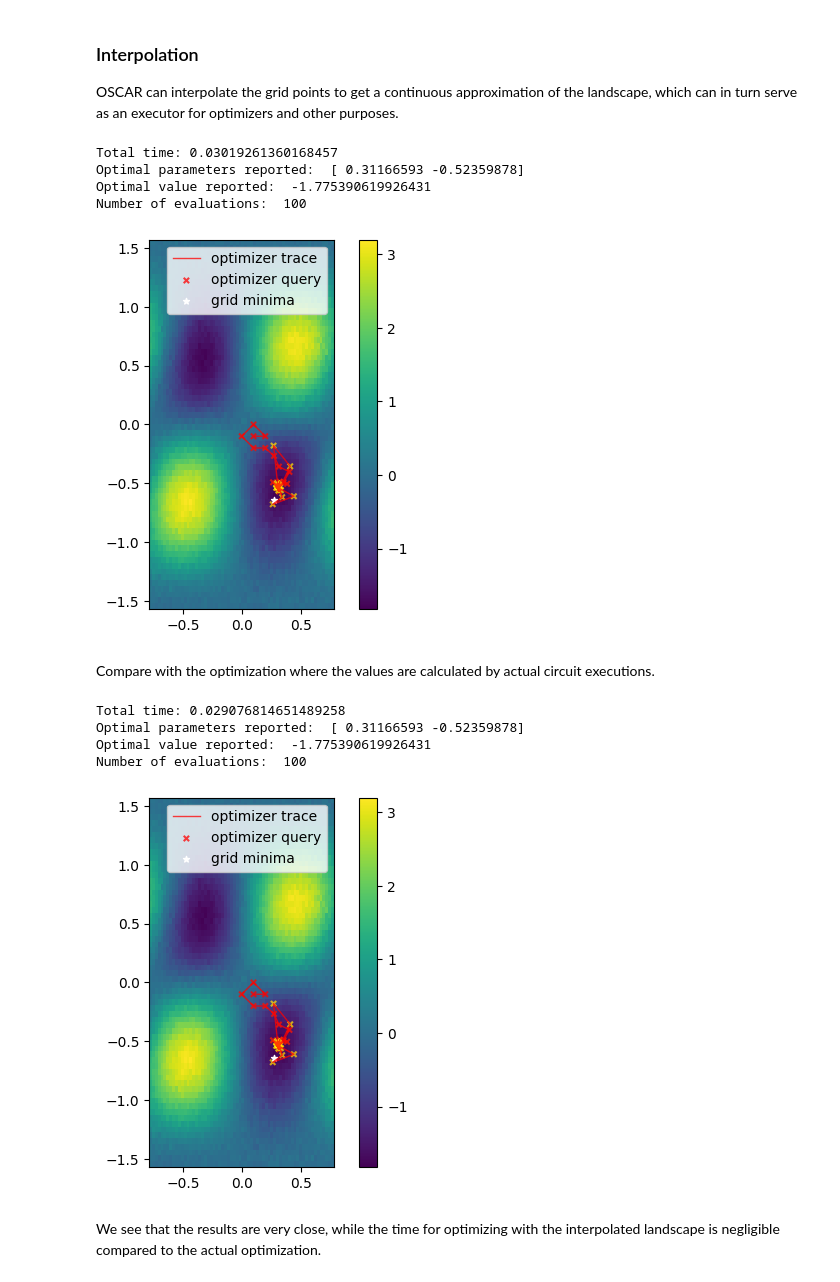
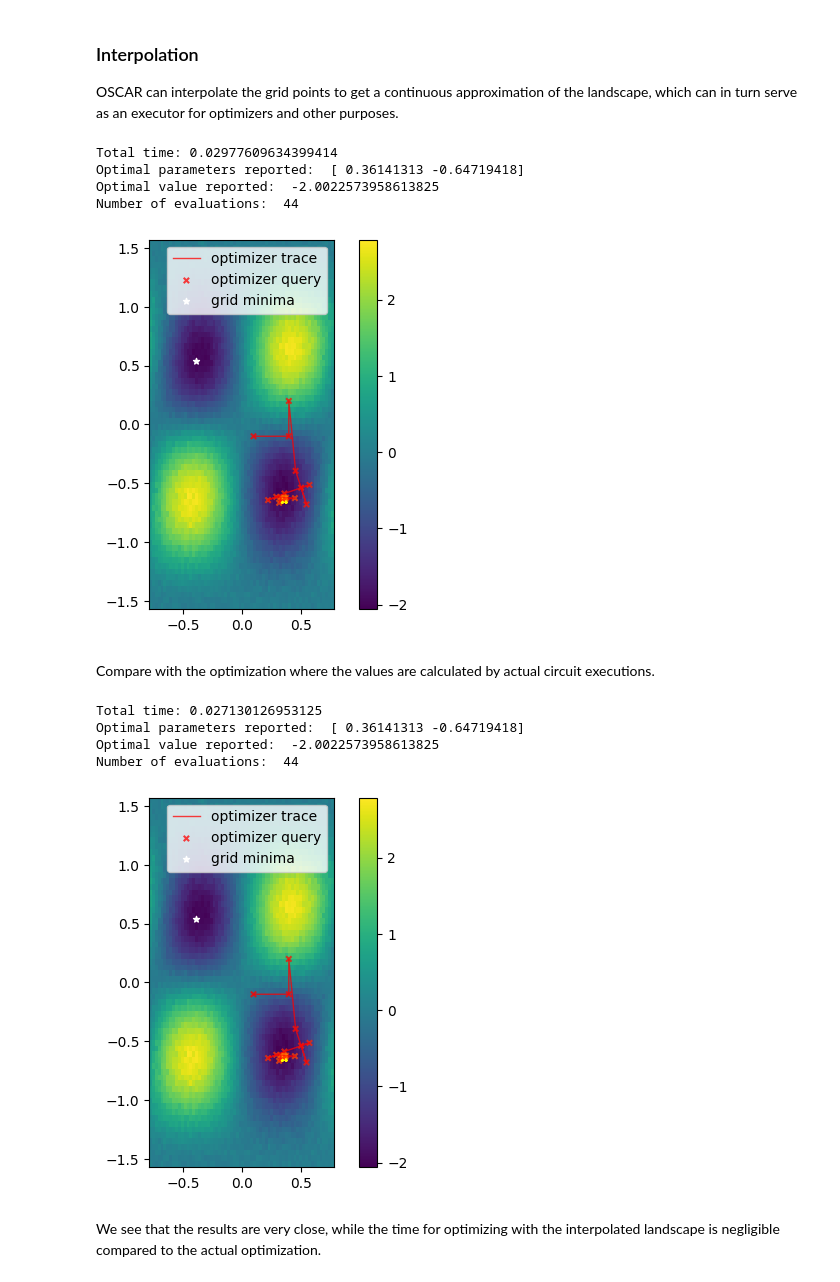
Before and after one commit to QUEST-UWMadison/OSCAR, a Jupyter notebook: notebooks/get_started.ipynb, the cells around one changed output. Drawn from its saved outputs; the diff is of its cells as text; code cells hidden in the pictures.

```diff
--- a/notebooks/get_started.ipynb
+++ b/notebooks/get_started.ipynb
@@ -92,38 +94,36 @@ figure = plot_2d_landscape(landscape, which_landscape="true")
 ### Interpolation
 OSCAR can interpolate the grid points to get a continuous approximation of the landscape, which can in turn serve as an executor for optimizers and other purposes.
 # %%
-from oscar import ScikitQuantOptimizer, InterpolatedLandscapeExecutor
+from oscar import InterpolatedLandscapeExecutor, QiskitOptimizer
+from qiskit.algorithms.optimizers import COBYLA
 
 landscape.interpolate(method="slinear", fill_value=1)
 itpl_executor = InterpolatedLandscapeExecutor(landscape)
 
 def optimize_result(executor):
-    trace, original_result = ScikitQuantOptimizer("bobyqa", budget=100).run(
+    trace, original_result = QiskitOptimizer(COBYLA(100, rhobeg=0.3)).run(
         itpl_executor, initial_point=[0.1, -0.1], bounds=bounds
     )
-    print(f"Total time: {sum(trace.time_trace)}")
-    print("Optimal parameters reported: ", trace.optimal_params)
-    print("Optimal value reported: ", trace.optimal_value)
-    print("Number of evaluations: ", trace.num_fun_evals)
+    trace.print_result()
     plot_2d_landscape(landscape, trace)
 
 optimize_result(itpl_executor)
 # %% [output]
-Total time: 0.03019261360168457
-Optimal parameters reported:  [ 0.31166593 -0.52359878]
-Optimal value reported:  -1.775390619926431
-Number of evaluations:  100
+Total time: 0.02977609634399414
+Optimal parameters reported:  [ 0.36141313 -0.64719418]
+Optimal value reported:  -2.0022573958613825
+Number of evaluations:  44
-[figure, old version]
+[figure, new version]
 # %% [markdown]
 Compare with the optimization where the values are calculated by actual circuit executions.
 # %%
 optimize_result(qiskit_executor)
 # %% [output]
-Total time: 0.029076814651489258
-Optimal parameters reported:  [ 0.31166593 -0.52359878]
-Optimal value reported:  -1.775390619926431
-Number of evaluations:  100
+Total time: 0.027130126953125
+Optimal parameters reported:  [ 0.36141313 -0.64719418]
+Optimal value reported:  -2.0022573958613825
+Number of evaluations:  44
-[figure, old version]
+[figure, new version]
 # %% [markdown]
 We see that the results are very close, while the time for optimizing with the interpolated landscape is negligible compared to the actual optimization.
 # %% [markdown]
```
Also changed, not shown: parts of 2 cells of this notebook, 5 other files.
